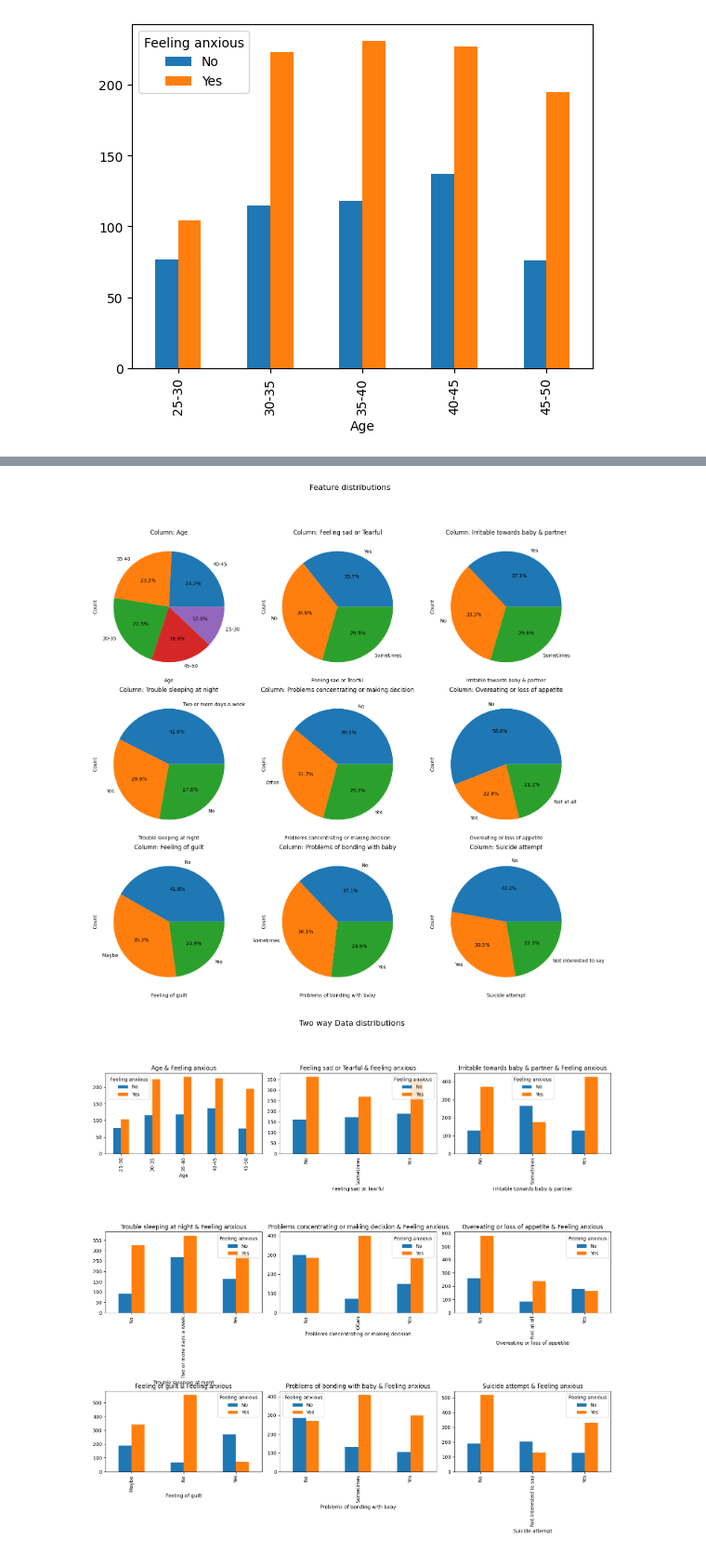
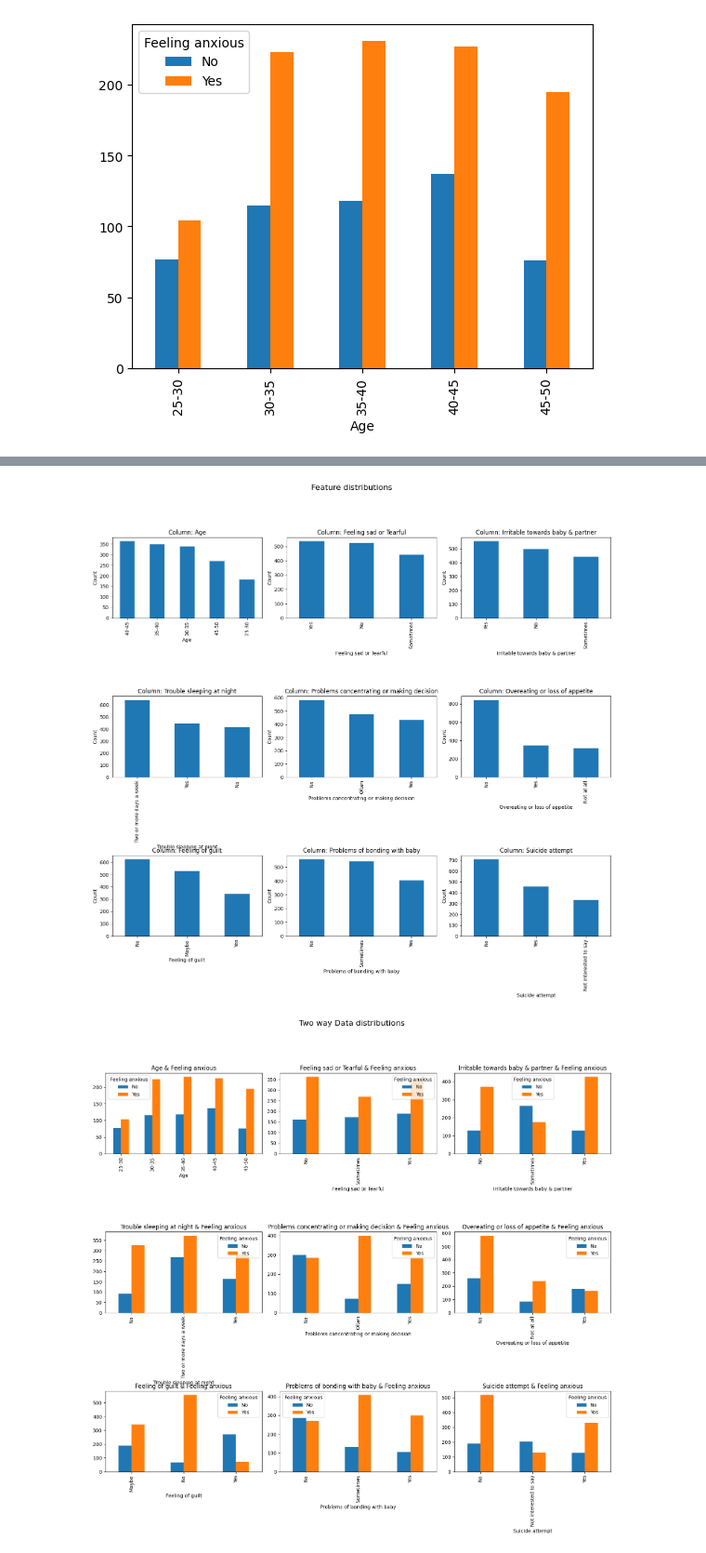
Before and after one commit to sherrywilly/CE880_Case_Study, a Jupyter notebook: case_study.ipynb, the cells around one changed output, grey strips where cells are left out. Shown: that part at 93% size. Saved outputs shown, nothing was run; the diff lists cells and outputs as text; code cells hidden in the pictures.

```diff
--- a/case_study.ipynb
+++ b/case_study.ipynb
@@ -179,18 +172,18 @@ Index(['Age', 'Feeling sad or Tearful', 'Irritable towards baby & partner',
 # %%
 fig, axes = plt.subplots(3, 3, figsize=(15, 3 * 5))
 for index, column in enumerate(columns):
     row_idx,col_idx = index // 3,index % 3
     ax = axes[row_idx, col_idx]
-    df[column].value_counts().plot(kind='pie', autopct='%1.1f%%',ax=ax)
+    df[column].value_counts().plot(kind='bar',ax=ax)
     ax.set_xlabel(column)
     ax.set_ylabel("Count")
     ax.set_title(f"Column: {column}")
 fig.suptitle("Feature distributions", fontsize=16)
 fig.tight_layout()
 fig.subplots_adjust(top=0.88)
 plt.show()
 # %% [output]
-[figure, old version]
+[figure, new version]
 # %%
 fig, axes = plt.subplots(3, 3, figsize=(15, 3 * 5))
 for index, column in enumerate(columns):
```
Also changed, not shown: parts of 4 cells of this notebook.
